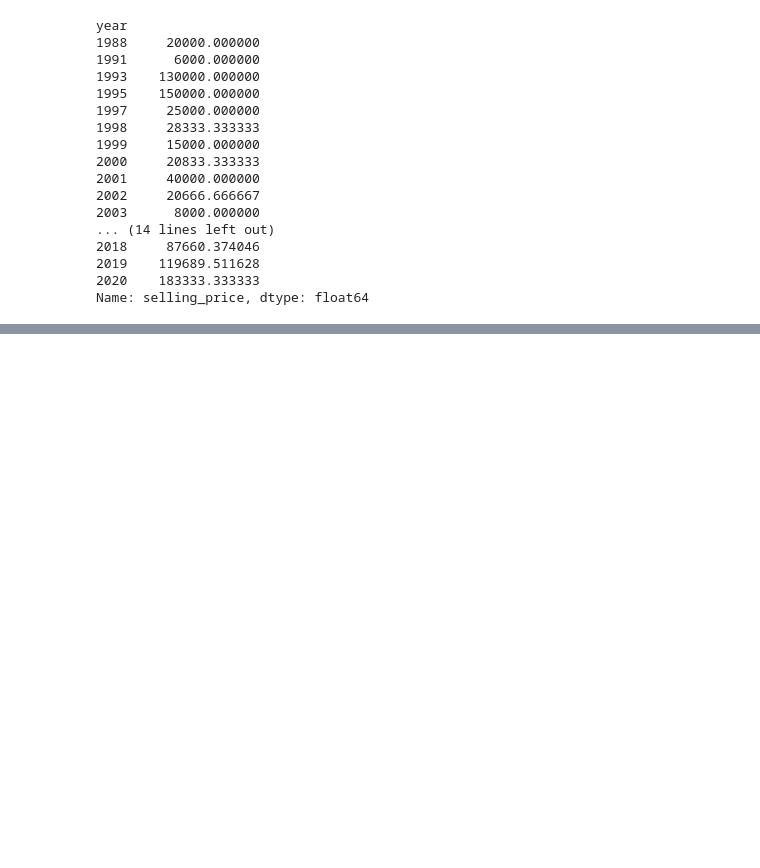
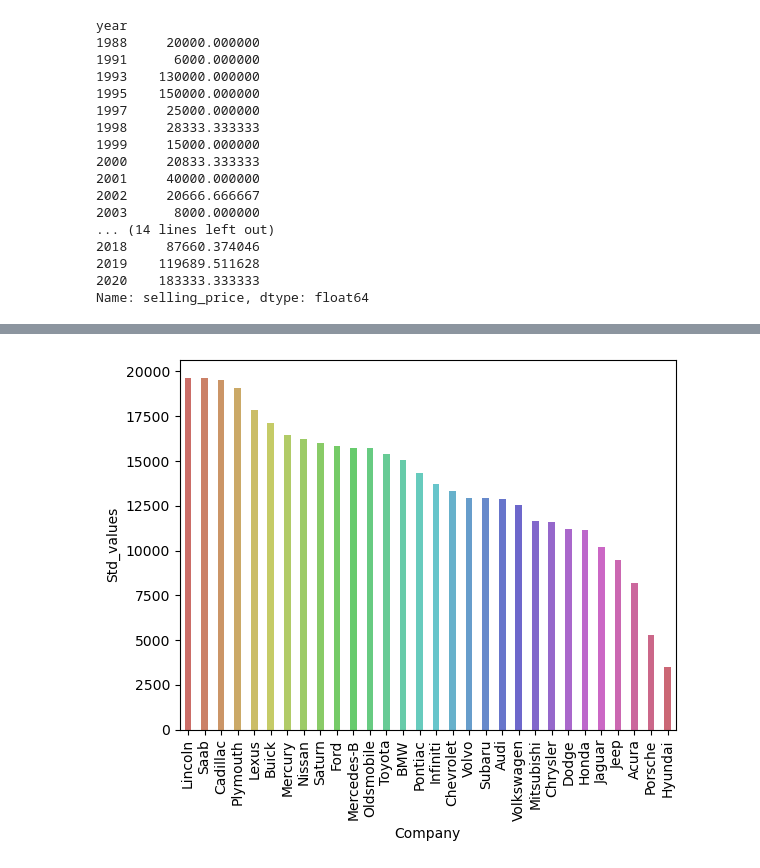
Before and after one commit to anshgupta1903/EDA, a Jupyter notebook: EDA_BikeDetails.ipynb, the cells around one changed output, grey strips where cells are left out. Drawn from its saved outputs; the diff is of its cells as text; code cells hidden in the pictures; blank space fills up the shorter version.

```diff
--- a/EDA_BikeDetails.ipynb
+++ b/EDA_BikeDetails.ipynb
@@ -277,0 +285,2 @@ corr = df.corr
+# %%
+df = pd.read_csv('Car Sale.csv')
@@ -277,0 +359,6 @@ corr = df.corr
+# %%
+# Which car brand (Company) has the highest variation in prices, and what does this tell us about the pricing
+# trends
+std_values = df.groupby('Company')['Price ($)'].std().sort_values(ascending = False)
+std_values
+# interpretation >> Lincoln has the highest price variation
@@ -277,0 +383,7 @@ corr = df.corr
+# %%
+sns.barplot(std_values, palette = 'hls', gap = 0.5)
+plt.xticks(rotation = 90)
+plt.ylabel("Std_values")
+plt.show()
+# %% [output]
+[figure, added]
```
Also changed, not shown: parts of 35 cells of this notebook, 1 other file.
